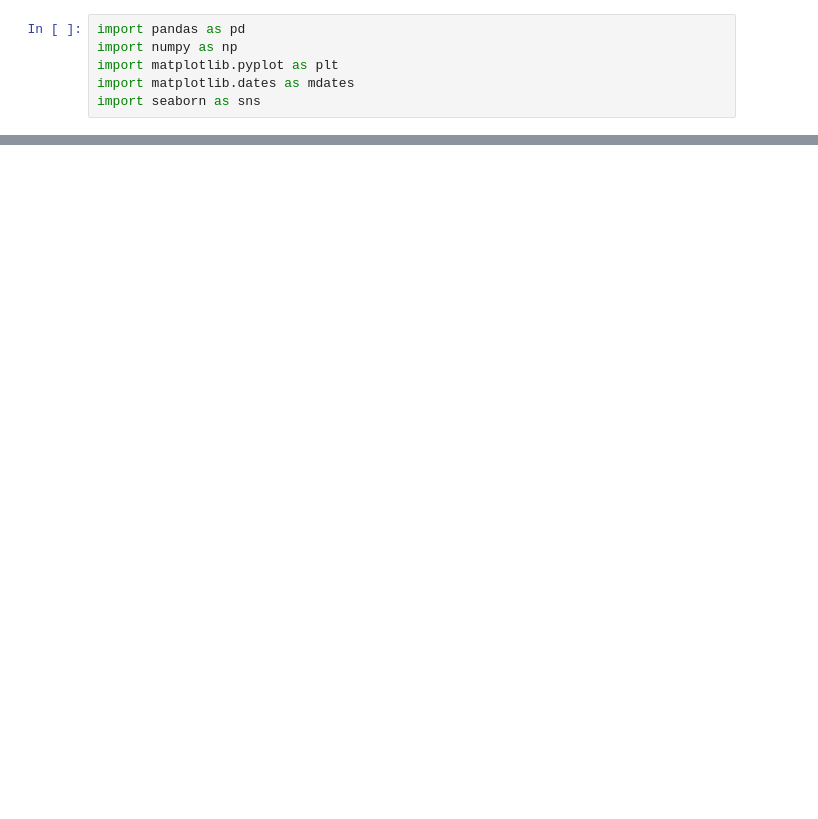
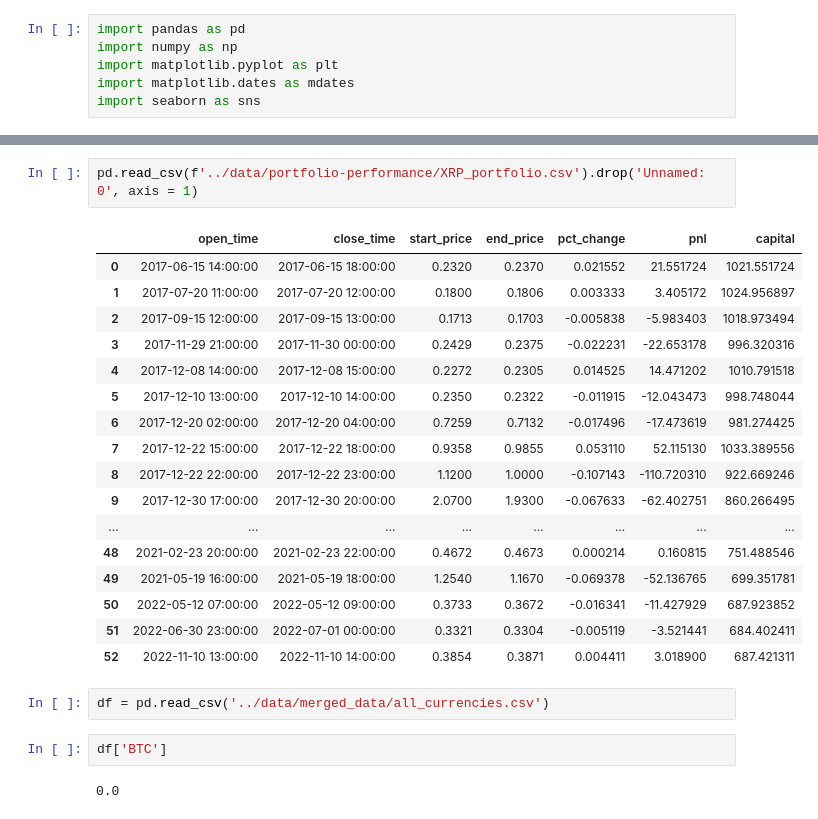
Before and after one commit to saamirsham/Crypto-Chronos-Trading-Algo, a Jupyter notebook: EDA/EDA.ipynb, the cells around one changed output, grey strips where cells are left out. Cells and saved outputs as stored; diff of their text form; blank space fills up the shorter version.

```diff
--- a/EDA/EDA.ipynb
+++ b/EDA/EDA.ipynb
@@ -91,0 +101,26 @@ portfolio_plotter(df)
+# %%
+pd.read_csv(f'../data/portfolio-performance/XRP_portfolio.csv').drop('Unnamed: 0', axis = 1)
+# %% [output]
+|  | open_time | close_time | start_price | end_price | pct_change | pnl | capital |
+| 0 | 2017-06-15 14:00:00 | 2017-06-15 18:00:00 | 0.2320 | 0.2370 | 0.021552 | 21.551724 | 1021.551724 |
+| 1 | 2017-07-20 11:00:00 | 2017-07-20 12:00:00 | 0.1800 | 0.1806 | 0.003333 | 3.405172 | 1024.956897 |
+| 2 | 2017-09-15 12:00:00 | 2017-09-15 13:00:00 | 0.1713 | 0.1703 | -0.005838 | -5.983403 | 1018.973494 |
+| 3 | 2017-11-29 21:00:00 | 2017-11-30 00:00:00 | 0.2429 | 0.2375 | -0.022231 | -22.653178 | 996.320316 |
+| 4 | 2017-12-08 14:00:00 | 2017-12-08 15:00:00 | 0.2272 | 0.2305 | 0.014525 | 14.471202 | 1010.791518 |
+| 5 | 2017-12-10 13:00:00 | 2017-12-10 14:00:00 | 0.2350 | 0.2322 | -0.011915 | -12.043473 | 998.748044 |
+| 6 | 2017-12-20 02:00:00 | 2017-12-20 04:00:00 | 0.7259 | 0.7132 | -0.017496 | -17.473619 | 981.274425 |
+| 7 | 2017-12-22 15:00:00 | 2017-12-22 18:00:00 | 0.9358 | 0.9855 | 0.053110 | 52.115130 | 1033.389556 |
+| 8 | 2017-12-22 22:00:00 | 2017-12-22 23:00:00 | 1.1200 | 1.0000 | -0.107143 | -110.720310 | 922.669246 |
+| 9 | 2017-12-30 17:00:00 | 2017-12-30 20:00:00 | 2.0700 | 1.9300 | -0.067633 | -62.402751 | 860.266495 |
+| ... | ... | ... | ... | ... | ... | ... | ... |
+| 48 | 2021-02-23 20:00:00 | 2021-02-23 22:00:00 | 0.4672 | 0.4673 | 0.000214 | 0.160815 | 751.488546 |
+| 49 | 2021-05-19 16:00:00 | 2021-05-19 18:00:00 | 1.2540 | 1.1670 | -0.069378 | -52.136765 | 699.351781 |
+| 50 | 2022-05-12 07:00:00 | 2022-05-12 09:00:00 | 0.3733 | 0.3672 | -0.016341 | -11.427929 | 687.923852 |
+| 51 | 2022-06-30 23:00:00 | 2022-07-01 00:00:00 | 0.3321 | 0.3304 | -0.005119 | -3.521441 | 684.402411 |
+| 52 | 2022-11-10 13:00:00 | 2022-11-10 14:00:00 | 0.3854 | 0.3871 | 0.004411 | 3.018900 | 687.421311 |
+# %%
+df = pd.read_csv('../data/merged_data/all_currencies.csv')
+# %%
+df['BTC']
+# %% [output]
+0.0
```
Also changed, not shown: parts of 8 cells of this notebook, 17 other files.
